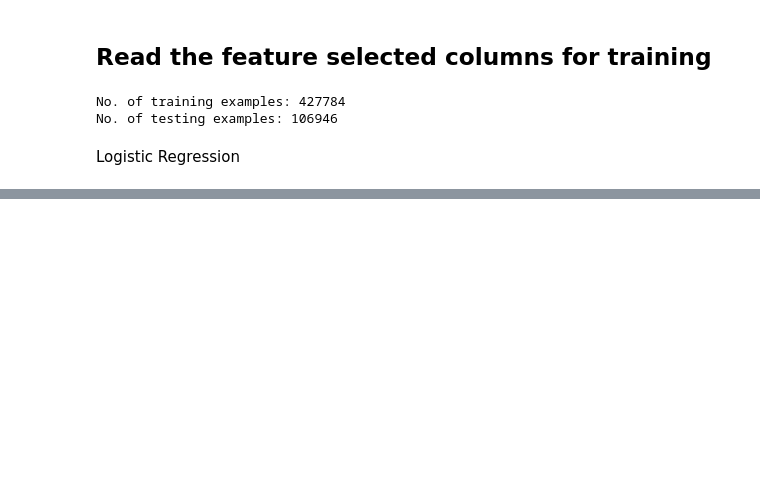
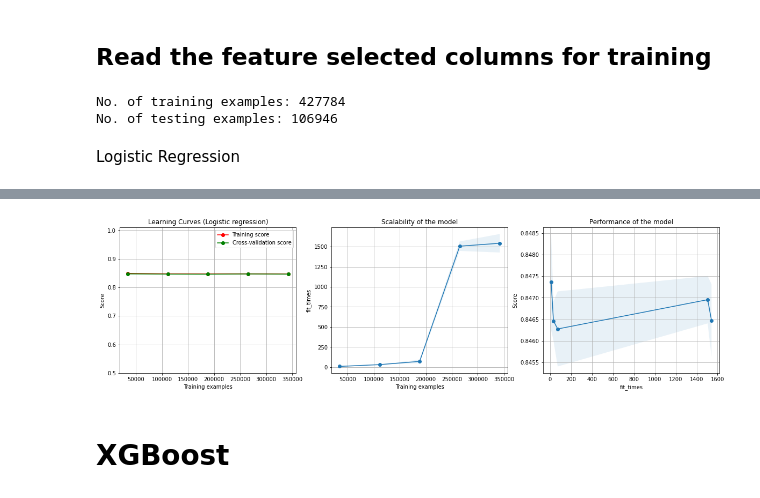
Before and after one commit to yuxuanwu17/02718-Emergency-department-ED-ML-Prediction, a Jupyter notebook: preprocessing/data_preprocessing.ipynb, the cells around one changed output, grey strips where cells are left out. Cells and saved outputs as stored; diff of their text form; code cells hidden in the pictures; blank space fills up the shorter version.

```diff
--- a/preprocessing/data_preprocessing.ipynb
+++ b/preprocessing/data_preprocessing.ipynb
@@ -71,12 +90,2 @@ X_test = np.array(X_test)
 # %% [markdown]
 Logistic Regression
-# %%
-import pandas as pd
-import numpy as np
-import time
-
-np.random.seed(33)
-df = pd.read_csv("../data/featureSelectedOnlyTriage.csv")
-df = df.drop(df.columns[0],axis=1)
-# df = df.drop(df.columns[0],axis=1)
-df.head()
@@ -102 +202,15 @@ SVM
+# %%
+health_data = df.copy()
+
+title = "Learning Curves (Logistic regression)"
+# cv = ShuffleSplit(n_splits=10, test_size=0.2, random_state=0)
+
+plot_learning_curve(clf, title, X_train, y_train, ylim=(0.5, 1.01),
+                     n_jobs=10)
+
+plt.show()
+# %% [output]
+[figure, added]
+# %% [markdown]
+# XGBoost
 # %%
```
Also changed, not shown: parts of 18 cells of this notebook, 1 other file.
